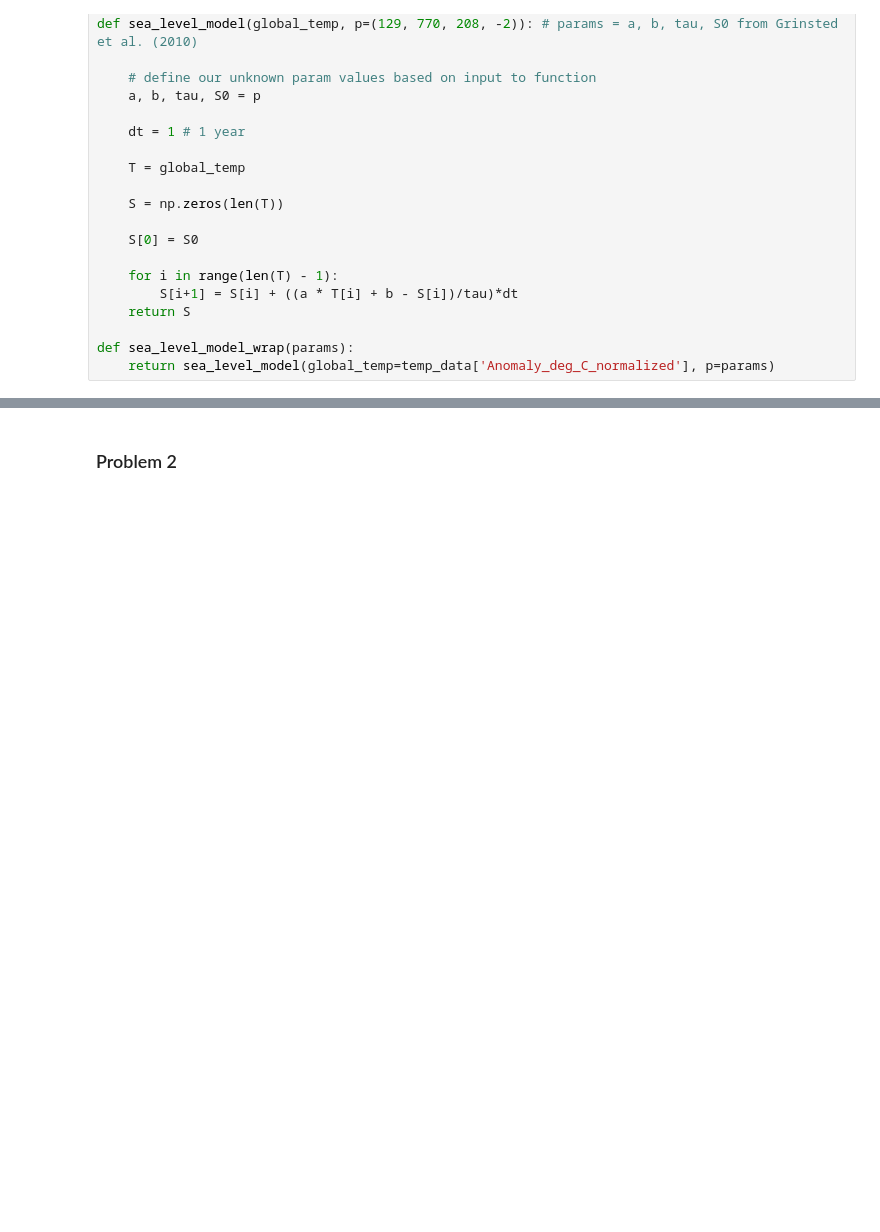
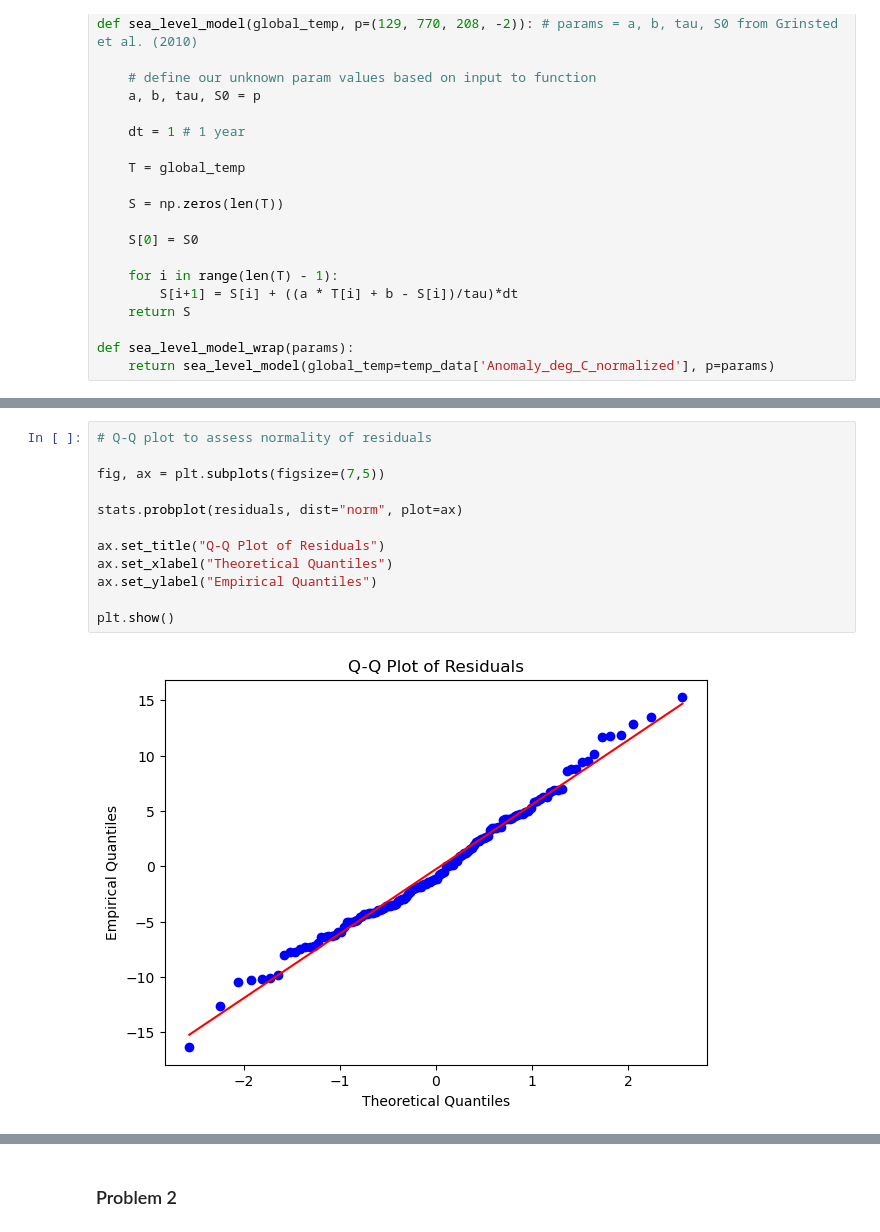
Before and after one commit to BEE4850-SP25/hw02-christinemswanson, a Jupyter notebook: hw02.ipynb, the cells around one changed output, grey strips where cells are left out. Cells and saved outputs as stored; diff of their text form; blank space fills up the shorter version.

```diff
--- a/hw02.ipynb
+++ b/hw02.ipynb
@@ -207,2 +228,16 @@ Estimate of sigma:  10.0 mm
+# %%
+# Q-Q plot to assess normality of residuals
+
+fig, ax = plt.subplots(figsize=(7,5))
+
+stats.probplot(residuals, dist="norm", plot=ax)
+
+ax.set_title("Q-Q Plot of Residuals")
+ax.set_xlabel("Theoretical Quantiles")
+ax.set_ylabel("Empirical Quantiles")
+
+plt.show()
+# %% [output]
+[figure, added]
 # %% [markdown]
 **RESPONSE:**
```
Also changed, not shown: parts of 5 cells of this notebook.
